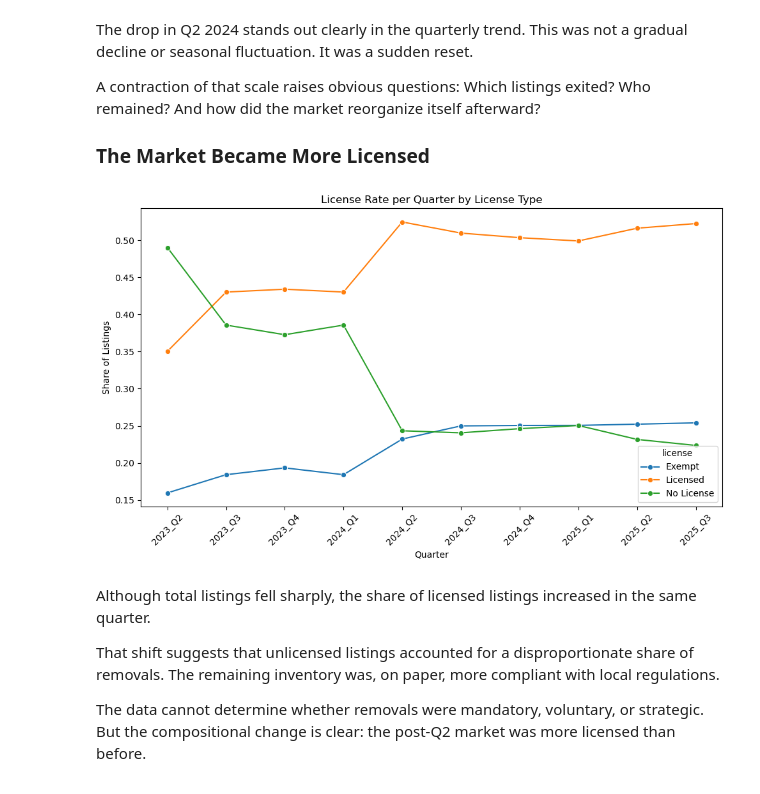
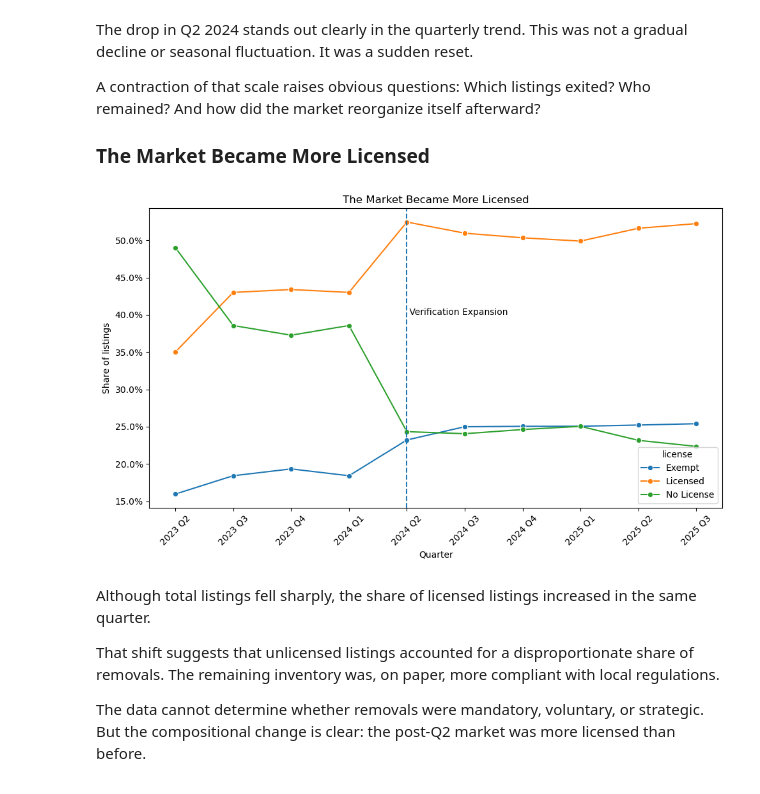
Before and after one commit to johbry17/Capital-Crashpad, a Jupyter notebook: notebooks/case_study.ipynb, the cells around one changed output. Drawn from its saved outputs; the diff is of its cells as text; code cells hidden in the pictures.

```diff
--- a/notebooks/case_study.ipynb
+++ b/notebooks/case_study.ipynb
@@ -69,29 +73,35 @@ Which listings exited? Who remained? And how did the market reorganize itself af
 # %%
 # license rate by quarter
 df = pd.read_sql(
     """
     SELECT
         quarter,
         quarter_index,
         license,
-        COUNT(*) * 1.0 / SUM(COUNT(*)) OVER (PARTITION BY quarter) AS license_share
+        100.0 * COUNT(*) * 1.0 / SUM(COUNT(*)) OVER (PARTITION BY quarter) AS license_share
     FROM listings_long
     GROUP BY quarter, quarter_index, license
     ORDER BY quarter_index, license;
     """,
     engine,
 )
 
 plt.figure(figsize=(10, 6))
 sns.lineplot(data=df, x="quarter", y="license_share", hue="license", marker="o")
-plt.title("License Rate per Quarter by License Type")
+plt.title("The Market Became More Licensed")
 plt.xlabel("Quarter")
-plt.ylabel("Share of Listings")
+plt.ylabel("Share of listings")
 plt.xticks(rotation=45)
+ax = plt.gca()
+ax.yaxis.set_major_formatter(PercentFormatter())
+labels = [label.get_text().replace("_", " ") for label in ax.get_xticklabels()]
+ax.set_xticklabels(labels)
+plt.axvline(x="2024_Q2", linestyle="--")
+plt.text("2024_Q2", 40, " Verification Expansion")
 plt.tight_layout()
 plt.show()
 # %% [output]
-[figure, old version]
+[figure, new version]
 # %% [markdown]
 Although total listings fell sharply, the share of licensed listings increased in the same quarter.
 
```
Also changed, not shown: parts of 11 cells of this notebook, 1 other file.
